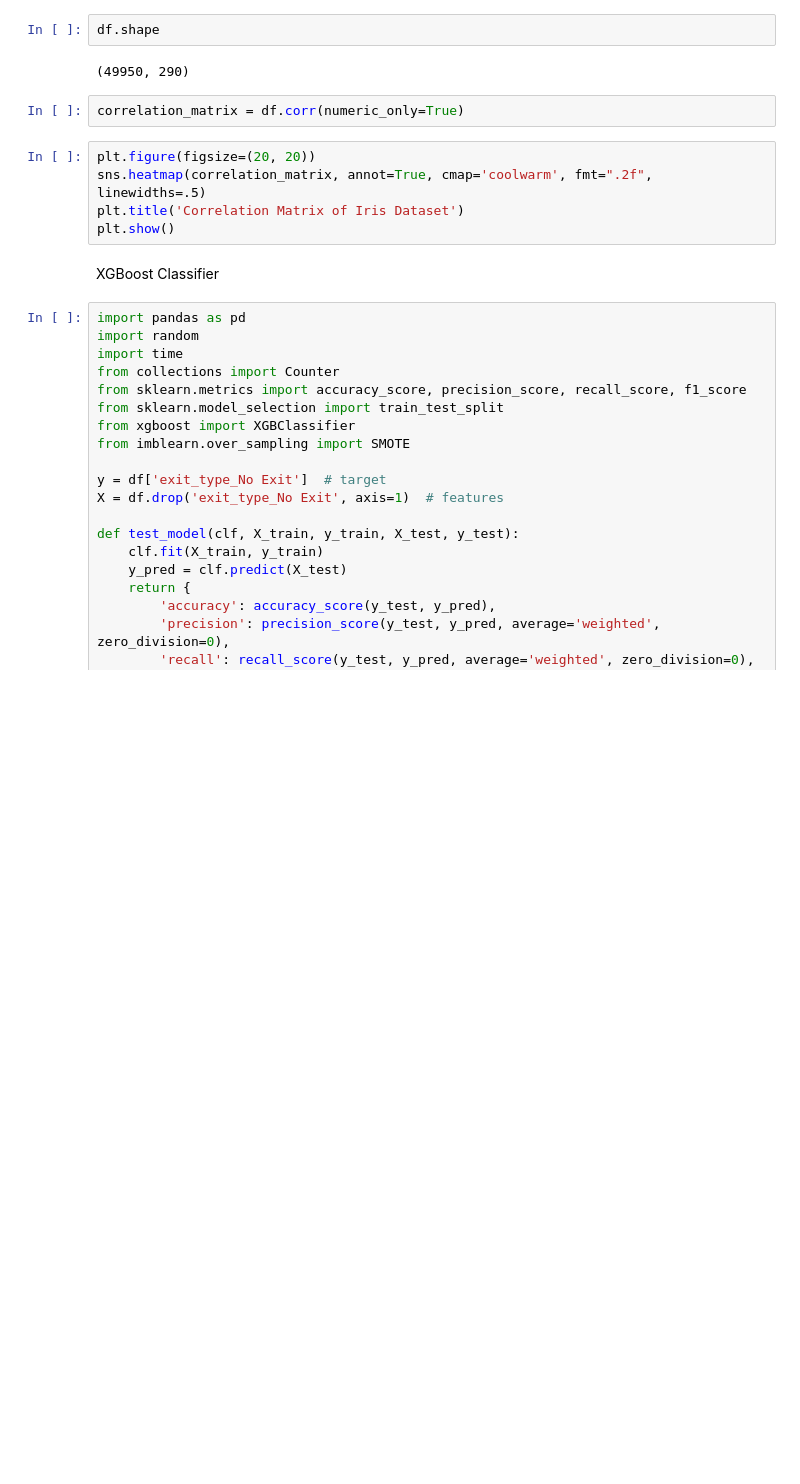
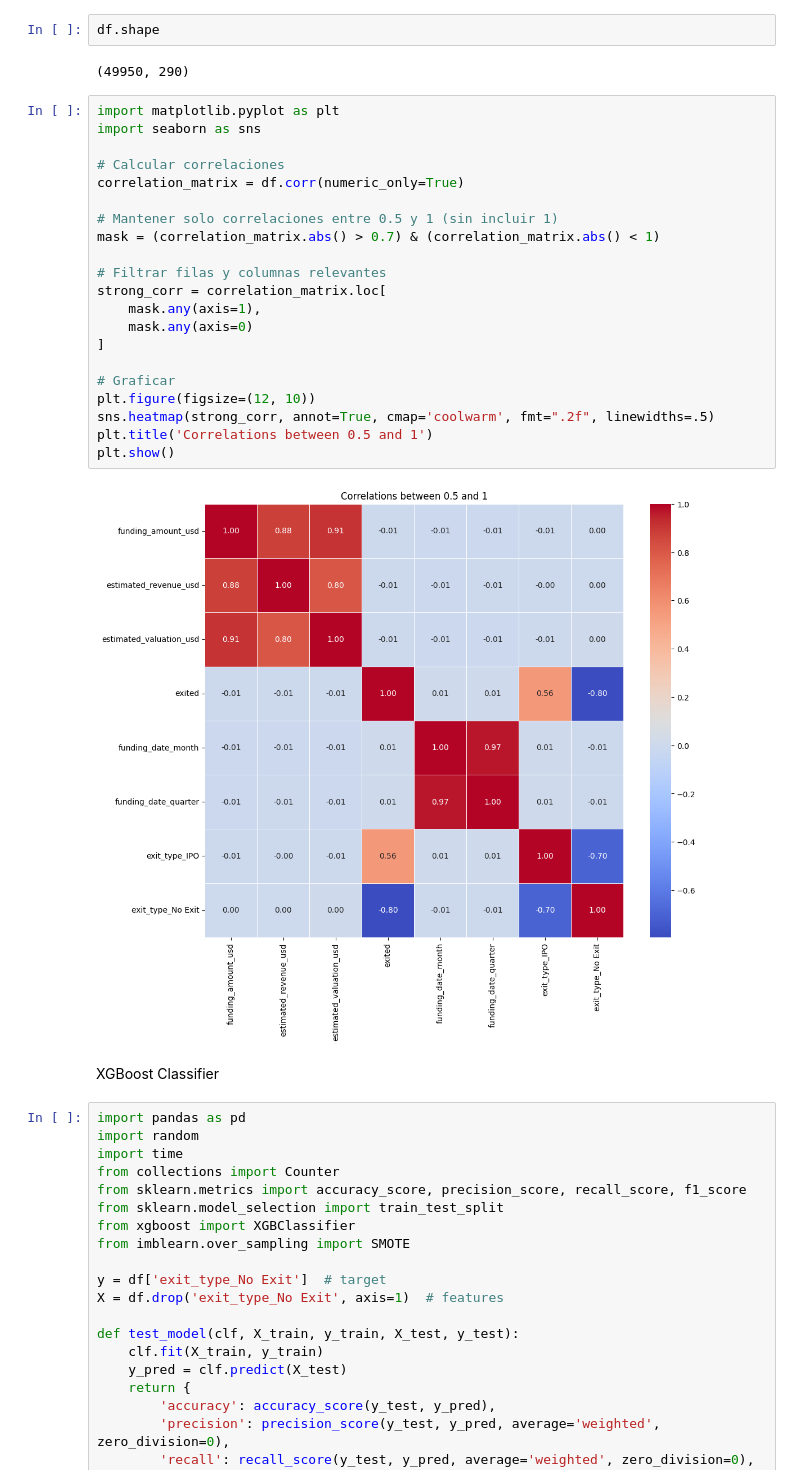
Before and after one commit to AlejoAlegreBustos/CSE-310, a Jupyter notebook: personal-project/module-1-ML-PREAPPROVEDAPP/XGB-INVESTMENTAPP.ipynb, the cells around one changed output. Drawn from its saved outputs; the diff is of its cells as text; blank space fills up the shorter version.

```diff
--- a/personal-project/module-1-ML-PREAPPROVEDAPP/XGB-INVESTMENTAPP.ipynb
+++ b/personal-project/module-1-ML-PREAPPROVEDAPP/XGB-INVESTMENTAPP.ipynb
@@ -192,13 +192,29 @@ Name: count, dtype: int64
 df.shape
 # %% [output]
 (49950, 290)
-# %%
-correlation_matrix = df.corr(numeric_only=True)
 # %%
-plt.figure(figsize=(20, 20))
-sns.heatmap(correlation_matrix, annot=True, cmap='coolwarm', fmt=".2f", linewidths=.5)
-plt.title('Correlation Matrix of Iris Dataset')
+import matplotlib.pyplot as plt
+import seaborn as sns
+
+# Calcular correlaciones
+correlation_matrix = df.corr(numeric_only=True)
+
+# Mantener solo correlaciones entre 0.5 y 1 (sin incluir 1)
+mask = (correlation_matrix.abs() > 0.7) & (correlation_matrix.abs() < 1)
+
+# Filtrar filas y columnas relevantes
+strong_corr = correlation_matrix.loc[
+    mask.any(axis=1),
+    mask.any(axis=0)
+]
+
+# Graficar
+plt.figure(figsize=(12, 10))
+sns.heatmap(strong_corr, annot=True, cmap='coolwarm', fmt=".2f", linewidths=.5)
+plt.title('Correlations between 0.5 and 1')
 plt.show()
+# %% [output]
+[figure, added]
 # %% [markdown]
 XGBoost Classifier
 # %%
```
Also changed, not shown: 2 other files.
